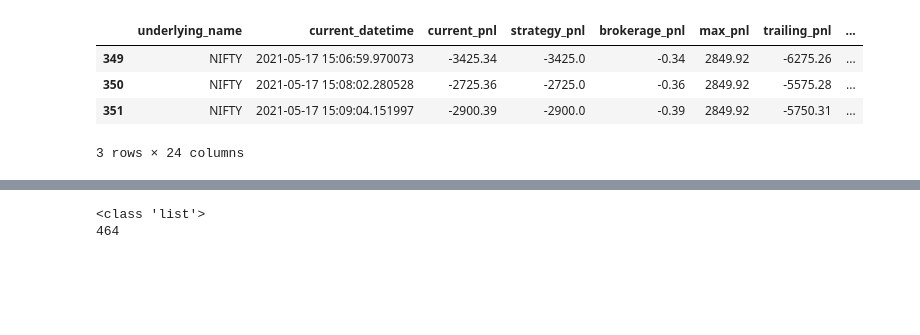
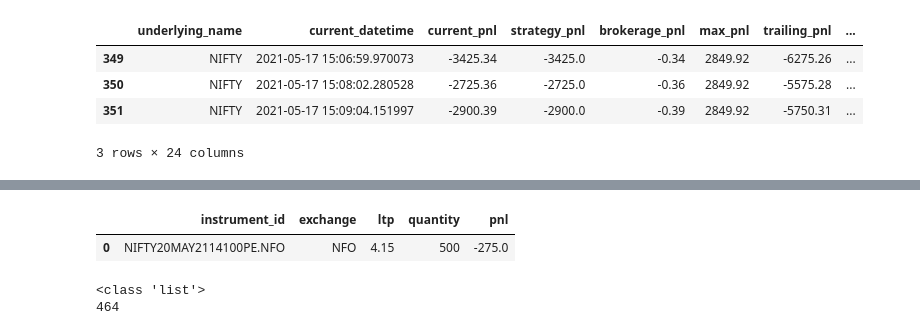
Before and after one commit to hiteshgulati/Algo-Trader, a Jupyter notebook: play.ipynb, the cells around one changed output, grey strips where cells are left out. Saved outputs shown, nothing was run; the diff lists cells and outputs as text; code cells hidden in the pictures; blank space fills up the shorter version.

```diff
--- a/play.ipynb
+++ b/play.ipynb
@@ -309,3 +310,14 @@ a
+# %%
+k= a[['instrument_id',\
+        'exchange','quantity','ltp',\
+        'pnl']]\
+        .groupby(['instrument_id',\
+            'exchange','ltp'])\
+        .sum().reset_index()
+k
+# %% [output]
+|  | instrument_id | exchange | ltp | quantity | pnl |
+| 0 | NIFTY20MAY2114100PE.NFO | NFO | 4.15 | 500 | -275.0 |
 # %%
 #Data Streaming using Websocket
 import pandas as pd
```
Also changed, not shown: parts of 3 cells of this notebook, 5 other files.
